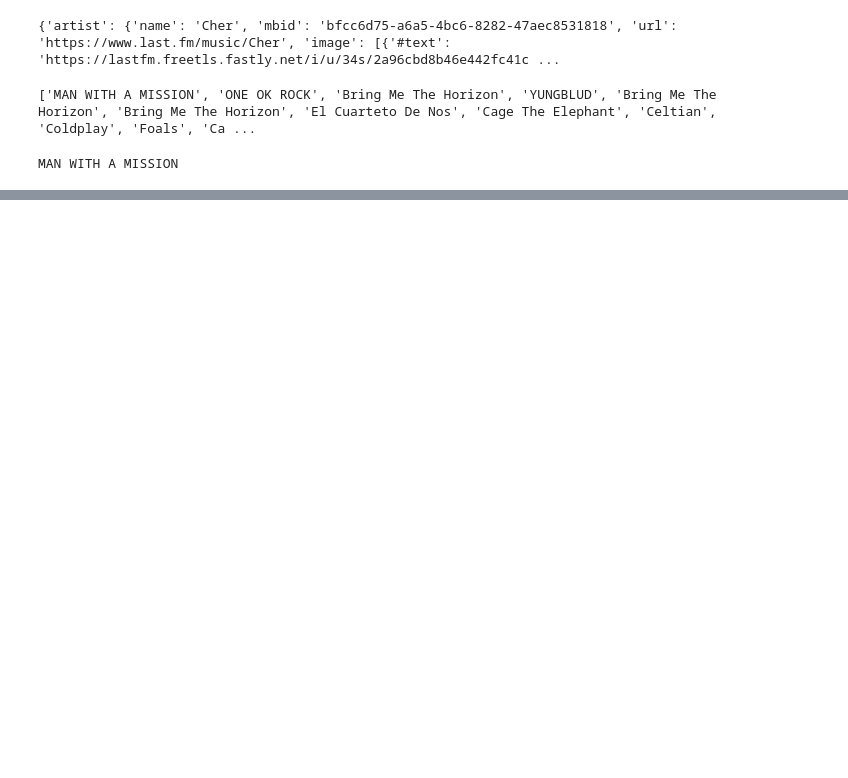
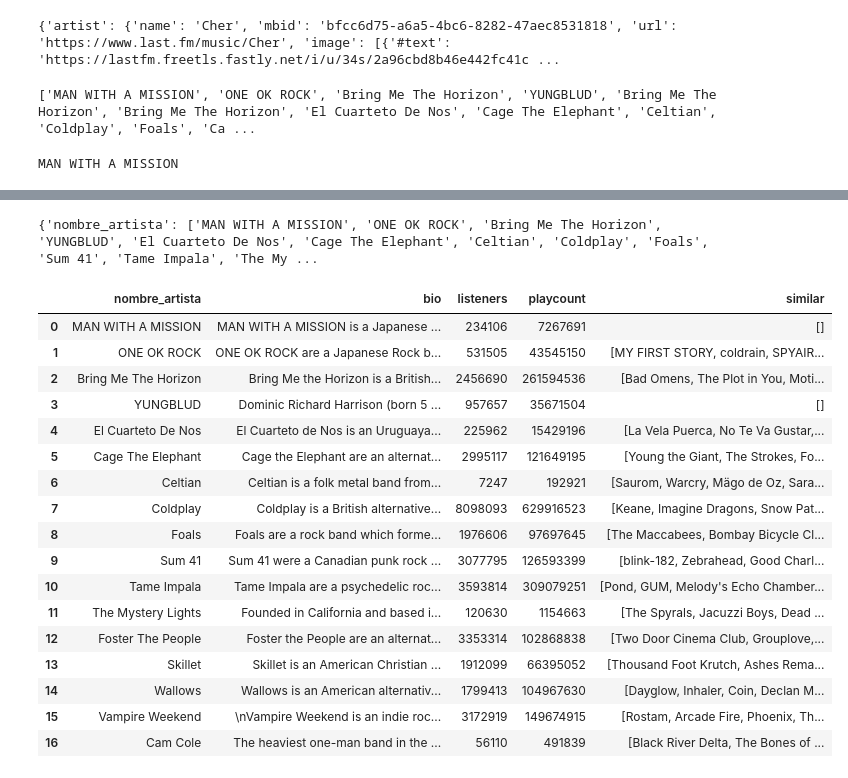
Before and after one commit to IreneDHA/music_proyect, a Jupyter notebook: lastfmtest.ipynb, the cells around one changed output, grey strips where cells are left out. Drawn from its saved outputs; the diff is of its cells as text; code cells hidden in the pictures; blank space fills up the shorter version.

Commit message:
bio sin varios artistas ni duplcados

```diff
--- a/lastfmtest.ipynb
+++ b/lastfmtest.ipynb
@@ -260,0 +258,53 @@ df.head()
+# %%
+infoartistas={"nombre_artista":[],"bio":[],"listeners":[],"playcount":[],"similar":[]}
+
+for i,nombreartista in enumerate(columnanombreartista):
+    if nombreartista == "Various Artists":  # elimiamos Various artists para q no salgan datos erróneos en las bio
+        continue
+
+    elif nombreartista in infoartistas["nombre_artista"]:
+        continue  # Skip this iteration if the artist is a duplicate
+
+    elif i > 20:
+        break
+    url = f"http://ws.audioscrobbler.com/2.0/?method=artist.getinfo&artist={nombreartista}&api_key={api_key}&format=json"
+    respuesta = llamar_api(url)
+    infoartistas["nombre_artista"].append(nombreartista)
+    infoartistas["bio"].append(respuesta["artist"]["bio"]["summary"])
+    infoartistas["listeners"].append(respuesta["artist"]["stats"]["listeners"])
+    infoartistas["playcount"].append(respuesta["artist"]["stats"]["playcount"])
+    #infoartistas["similar"].append(respuesta["artist"]["similar"]["artist"][0]['name'])
+    similares=[]
+
+    for artistaejemplo in respuesta["artist"]["similar"]["artist"]:
+        similares.append(artistaejemplo['name'])
+
+    infoartistas["similar"].append(similares)
+
+
+print(infoartistas)
+# %% [output]
+{'nombre_artista': ['MAN WITH A MISSION', 'ONE OK ROCK', 'Bring Me The Horizon', 'YUNGBLUD', 'El Cuarteto De Nos', 'Cage The Elephant', 'Celtian', 'Coldplay', 'Foals', 'Sum 41', 'Tame Impala', 'The My ...
+# %%
+df2=pd.DataFrame(infoartistas)
+# %%
+df2
+# %% [output]
+|  | nombre_artista | bio | listeners | playcount | similar |
+| 0 | MAN WITH A MISSION | MAN WITH A MISSION is a Japanese ... | 234106 | 7267691 | [] |
+| 1 | ONE OK ROCK | ONE OK ROCK are a Japanese Rock b... | 531505 | 43545150 | [MY FIRST STORY, coldrain, SPYAIR... |
+| 2 | Bring Me The Horizon | Bring Me the Horizon is a British... | 2456690 | 261594536 | [Bad Omens, The Plot in You, Moti... |
+| 3 | YUNGBLUD | Dominic Richard Harrison (born 5 ... | 957657 | 35671504 | [] |
+| 4 | El Cuarteto De Nos | El Cuarteto de Nos is an Uruguaya... | 225962 | 15429196 | [La Vela Puerca, No Te Va Gustar,... |
+| 5 | Cage The Elephant | Cage the Elephant are an alternat... | 2995117 | 121649195 | [Young the Giant, The Strokes, Fo... |
+| 6 | Celtian | Celtian is a folk metal band from... | 7247 | 192921 | [Saurom, Warcry, Mägo de Oz, Sara... |
+| 7 | Coldplay | Coldplay is a British alternative... | 8098093 | 629916523 | [Keane, Imagine Dragons, Snow Pat... |
+| 8 | Foals | Foals are a rock band which forme... | 1976606 | 97697645 | [The Maccabees, Bombay Bicycle Cl... |
+| 9 | Sum 41 | Sum 41 were a Canadian punk rock ... | 3077795 | 126593399 | [blink-182, Zebrahead, Good Charl... |
+| 10 | Tame Impala | Tame Impala are a psychedelic roc... | 3593814 | 309079251 | [Pond, GUM, Melody's Echo Chamber... |
+| 11 | The Mystery Lights | Founded in California and based i... | 120630 | 1154663 | [The Spyrals, Jacuzzi Boys, Dead ... |
+| 12 | Foster The People | Foster the People are an alternat... | 3353314 | 102868838 | [Two Door Cinema Club, Grouplove,... |
+| 13 | Skillet | Skillet is an American Christian ... | 1912099 | 66395052 | [Thousand Foot Krutch, Ashes Rema... |
+| 14 | Wallows | Wallows is an American alternativ... | 1799413 | 104967630 | [Dayglow, Inhaler, Coin, Declan M... |
+| 15 | Vampire Weekend | \nVampire Weekend is an indie roc... | 3172919 | 149674915 | [Rostam, Arcade Fire, Phoenix, Th... |
+| 16 | Cam Cole | The heaviest one-man band in the ... | 56110 | 491839 | [Black River Delta, The Bones of ... |
```
Also changed, not shown: parts of 5 cells of this notebook.
